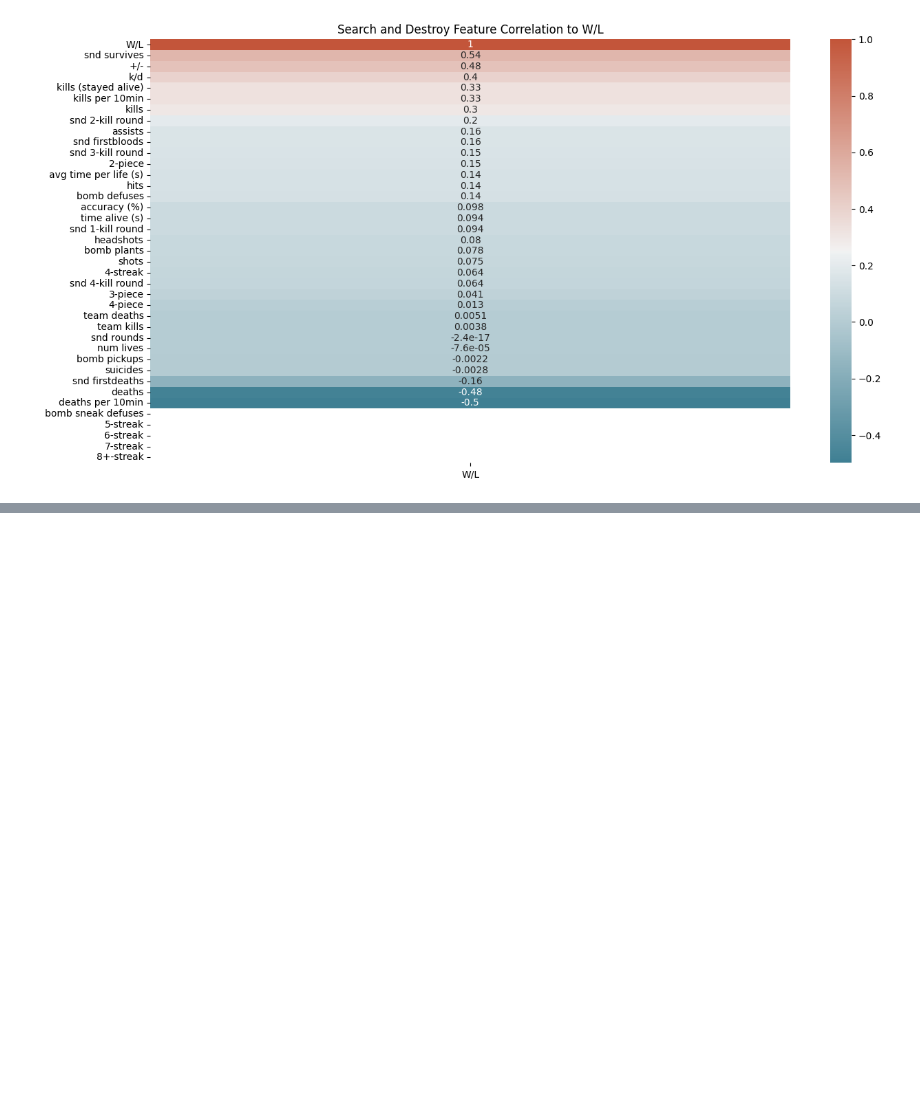
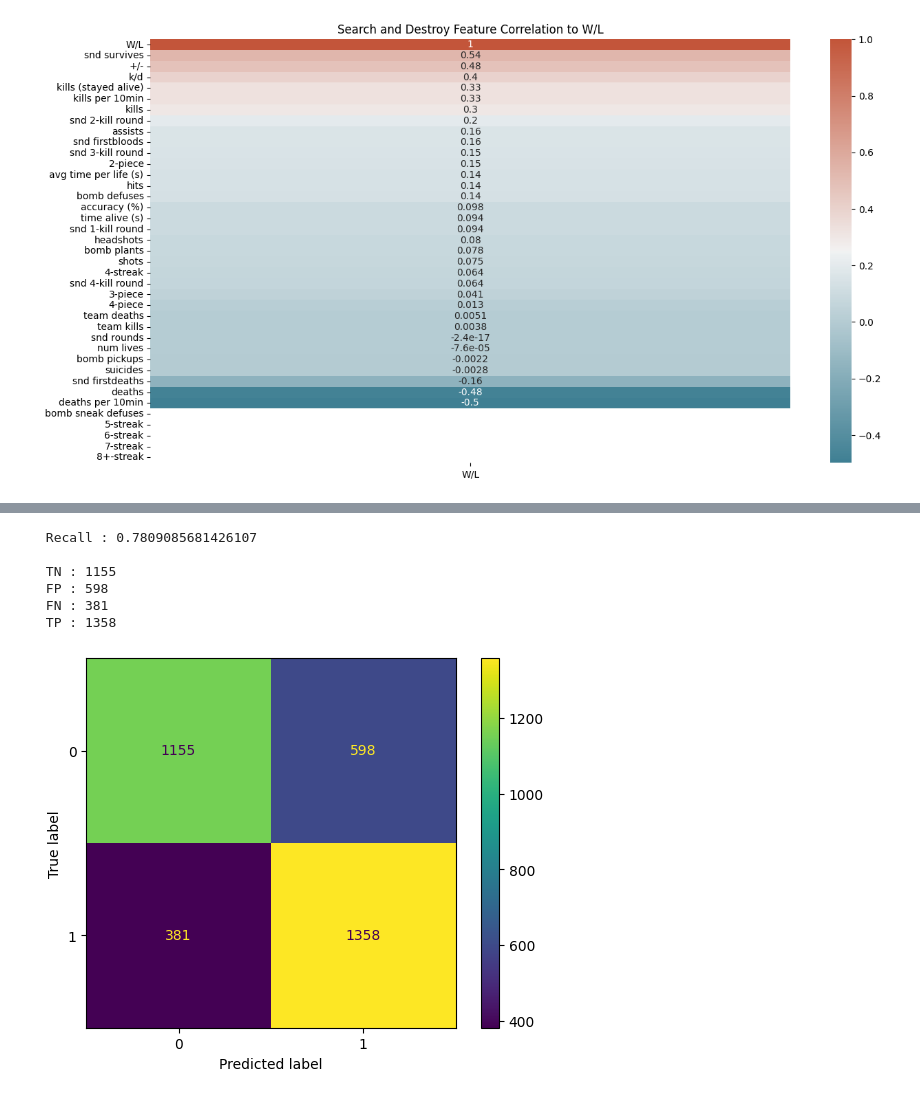
Before and after one commit to clfiore11/cwl-data, a Jupyter notebook: research/notebooks/supervised_model.ipynb, the cells around one changed output, grey strips where cells are left out. Cells and saved outputs as stored; diff of their text form; code cells hidden in the pictures; blank space fills up the shorter version.

Commit message:
Update supervised_model.ipynb
Added in model scaffolding

```diff
--- a/research/notebooks/supervised_model.ipynb
+++ b/research/notebooks/supervised_model.ipynb
@@ -92,0 +103,26 @@ sns.heatmap(
+# %%
+from sklearn.preprocessing import StandardScaler
+from sklearn.linear_model import Lasso
+from sklearn.metrics import confusion_matrix, recall_score, precision_score
+from sklearn.model_selection import train_test_split, cross_val_score
+from sklearn.metrics import ConfusionMatrixDisplay
+
+RANDOM_STATE = 42
+# %%
+# select columns of interest
+cwl_2018_2019_hp['W/L'] = np.array(np.where(cwl_2018_2019_hp["win?"] == "W", 1, 0)).reshape(-1, 1)
+
+variables = ['kills', 'deaths', '+/-', 'k/d', 'kills per 10min', 'deaths per 10min', 'assists', 'headshots',
+        'suicides', 'team kills', 'team deaths', 'kills (stayed alive)', 'hits', 'shots', 'accuracy (%)', 'num lives',
+        'time alive (s)', 'avg time per life (s)', 'hill captures', 'hill defends', '2-piece', '3-piece',
+        '4-piece','4-streak', '5-streak', '6-streak', '7-streak', '8+-streak', 'W/L']
+
+# drop rows with null values
+data_clean = cwl_2018_2019_hp[variables].dropna()
+
+# split clean data into variables
+X = data_clean.iloc[:,:-1]
+y = data_clean.iloc[:,-1:]
+
+# train test split
+X_train, X_test, y_train, y_test = train_test_split(X, y, test_size=0.20, random_state=RANDOM_STATE)
@@ -92,0 +170,5 @@ sns.heatmap(
+# %%
+from sklearn import tree
+
+# init and fit classifier
+dtc_clf = tree.DecisionTreeClassifier(max_depth=5, random_state=RANDOM_STATE).fit(X_train, y_train)
@@ -92,0 +209,19 @@ sns.heatmap(
+# %%
+y_pred=dtc_clf.predict(X_test)
+
+tn,fp,fn,tp=confusion_matrix(y_test,y_pred).ravel()
+recall=recall_score(y_test,y_pred)
+precision=precision_score(y_test,y_pred)
+print('\n', f'Recall : {recall}')
+print('\n', f'TN : {tn}', '\n', f'FP : {fp}', '\n', f'FN : {fn}', '\n', f'TP : {tp}')
+
+ConfusionMatrixDisplay.from_predictions(y_test, y_pred)
+plt.show()
+# %% [output]
+ Recall : 0.7809085681426107
+
+ TN : 1155
+ FP : 598
+ FN : 381
+ TP : 1358
+[figure, added]
```
Also changed, not shown: parts of 27 cells of this notebook.
